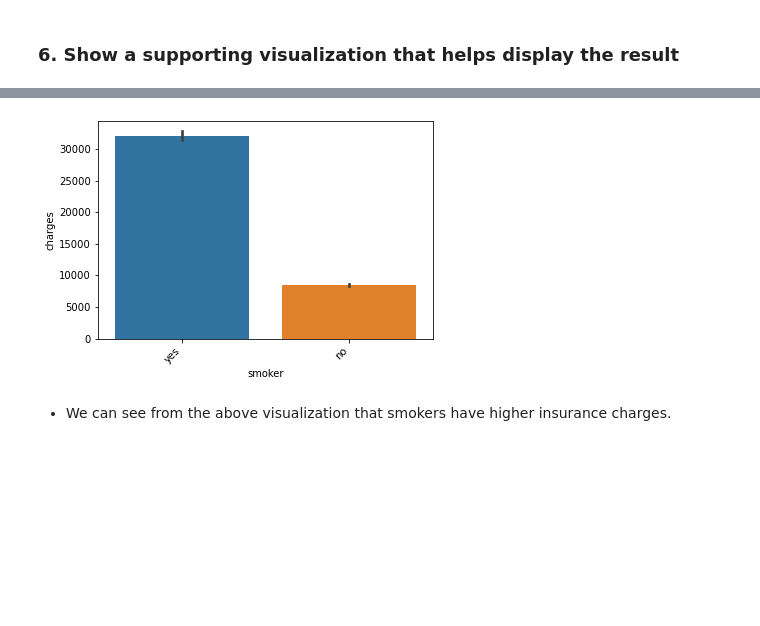
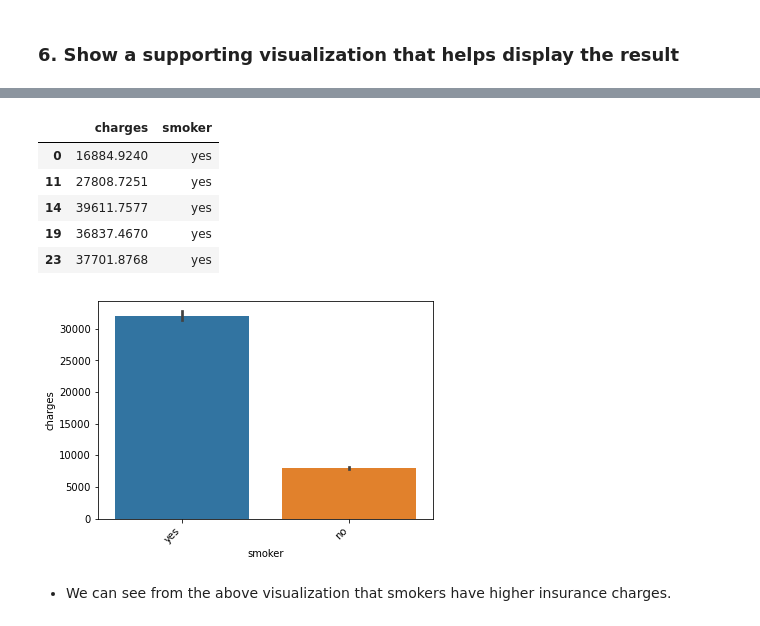
Before and after one commit to todebode/Hypothesis-Testing-with-Insurance-Data--Core-, a Jupyter notebook: Hypothesis Testing with Insurance Data (Core).ipynb, the cells around one changed output, grey strips where cells are left out. Saved outputs shown, nothing was run; the diff lists cells and outputs as text; code cells hidden in the pictures; blank space fills up the shorter version.

```diff
--- a/Hypothesis Testing with Insurance Data (Core).ipynb
+++ b/Hypothesis Testing with Insurance Data (Core).ipynb
@@ -74,0 +116,7 @@ For non-smoker (n=1064): Mean=8434.27
+# %%
+# Let's save final 'smoker_charges' and 'nonsmoker_charges' groups
+# that are a pandas Series.
+
+smoker_charges = smoker_insurance['charges']
+nonsmoker_charges = nonsmoker_insurance['charges']
+display(smoker_charges.head(), nonsmoker_charges.head())
@@ -75,13 +136,13 @@ For non-smoker (n=1064): Mean=8434.27
 # %% [markdown]
 <b> a. Testing for Outliers
 # %%
-zscores_smoker = stats.zscore(smoker_insurance)
+zscores_smoker = stats.zscore(smoker_charges)
 outliers_smoker = abs(zscores_smoker)>3
 np.sum(outliers_smoker)
 # %% [output]
 0
 # %%
-zscores_nonsmoker = stats.zscore(nonsmoker_insurance)
+zscores_nonsmoker = stats.zscore(nonsmoker_charges)
 outliers_nonsmoker = abs(zscores_nonsmoker)>3
 np.sum(outliers_nonsmoker)
 # %% [output]
@@ -94,6 +155,6 @@ We will drop the outliers in the "nonsmoker_insurance" data
 # %%
-nonsmoker_insurance = nonsmoker_insurance.loc[~outliers_nonsmoker]
-nonsmoker_insurance
+nonsmoker_charges = nonsmoker_charges.loc[~outliers_nonsmoker]
+nonsmoker_charges
 # %% [output]
 1        1725.55230
 2        4449.46200
@@ -153,8 +246,18 @@ Ttest_indResult(statistic=33.732305987092516, pvalue=2.575322662587431e-104)
 # %%
-ax = sns.barplot(data=df, x= 'smoker', y='charges', ci=68)
+## concatenate the two dataframes for visualziation.
+plot1_df = pd.concat([smoker_insurance.loc[~outliers_smoker],
+                      nonsmoker_insurance.loc[~outliers_nonsmoker]], axis=0)
+display(plot1_df.head())
+ax = sns.barplot(data=plot1_df, x= 'smoker', y='charges', ci=68)
 ax.set_xticklabels(ax.get_xticklabels(), rotation='45', ha='right');
 # %% [output]
+|  | charges | smoker |
+| 0 | 16884.9240 | yes |
+| 11 | 27808.7251 | yes |
+| 14 | 39611.7577 | yes |
+| 19 | 36837.4670 | yes |
+| 23 | 37701.8768 | yes |
-[figure, old version]
+[figure, new version]
 # %% [markdown]
 - We can see from the above visualization that smokers have higher insurance charges.
 # %% [markdown]
```
Also changed, not shown: parts of 21 cells of this notebook.
